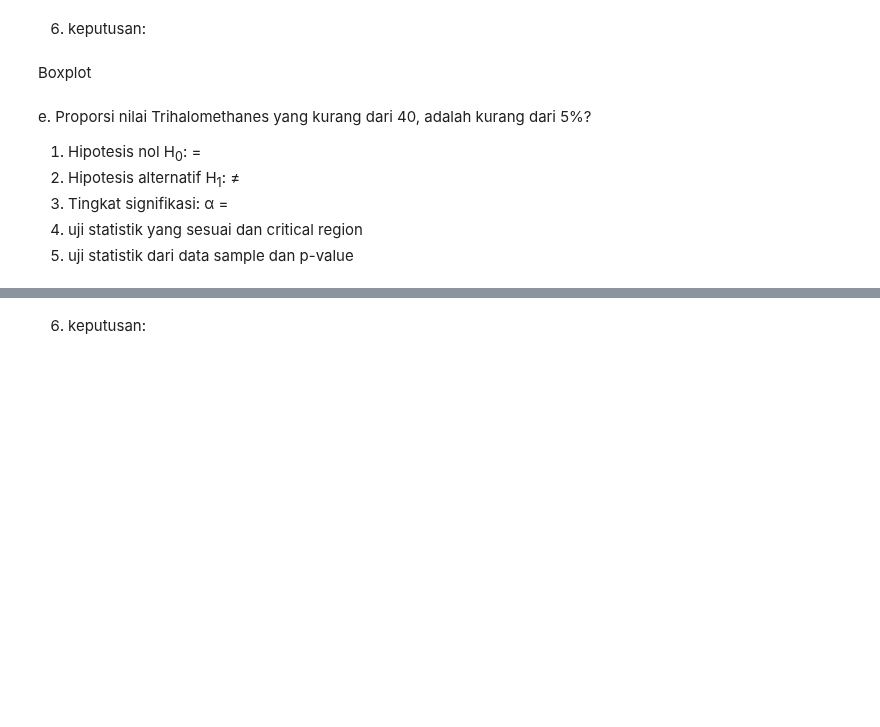
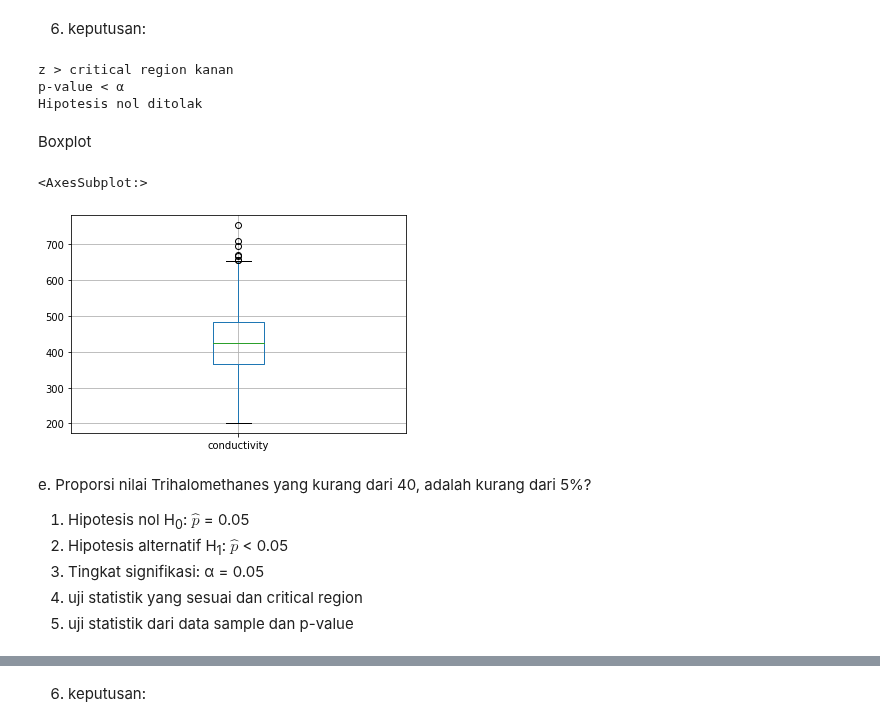
Before and after one commit to Amike31/Tubes1_Probstat, a Jupyter notebook: notebook.ipynb, the cells around one changed output, grey strips where cells are left out. Saved outputs shown, nothing was run; the diff lists cells and outputs as text; code cells hidden in the pictures; blank space fills up the shorter version.

```diff
--- a/notebook.ipynb
+++ b/notebook.ipynb
@@ -927,12 +988,39 @@ d. Proporsi nilai Conductivity yang lebih dari 450, adalah tidak sama dengan 10%
 # %% [markdown]
 6. keputusan:
+# %%
+if z > critical_region_kanan:
+    print("z > critical region kanan")
+elif z < critical_region_kiri:
+    print("z < critical region kiri")
+else:
+    print("critical region kiri < z < critical region kanan")
+
+if p_value >= α:
+    print("p-value >= α")
+else:
+    print("p-value < α")
+
+if (z > critical_region_kanan or z < critical_region_kiri) and p_value < α:
+    print("Hipotesis nol ditolak")
+else:
+    print("Hipotesis nol diterima")
+# %% [output]
+z > critical region kanan
+p-value < α
+Hipotesis nol ditolak
 # %% [markdown]
 Boxplot
+# %%
+# boxplot conductivity
+df.boxplot(column="conductivity")
+# %% [output]
+<AxesSubplot:>
+[figure, added]
 # %% [markdown]
 
 e. Proporsi nilai Trihalomethanes yang kurang dari 40, adalah kurang dari 5%?
-1. Hipotesis nol H<sub>0</sub>: =
-2. Hipotesis alternatif H<sub>1</sub>: ≠
-3. Tingkat signifikasi: α =
+1. Hipotesis nol H<sub>0</sub>: $\hat{p}$ = 0.05
+2. Hipotesis alternatif H<sub>1</sub>: $\hat{p}$ < 0.05
+3. Tingkat signifikasi: α = 0.05
 4. uji statistik yang sesuai dan critical region
 5. uji statistik dari data sample dan p-value
```
Also changed, not shown: parts of 24 cells of this notebook.
